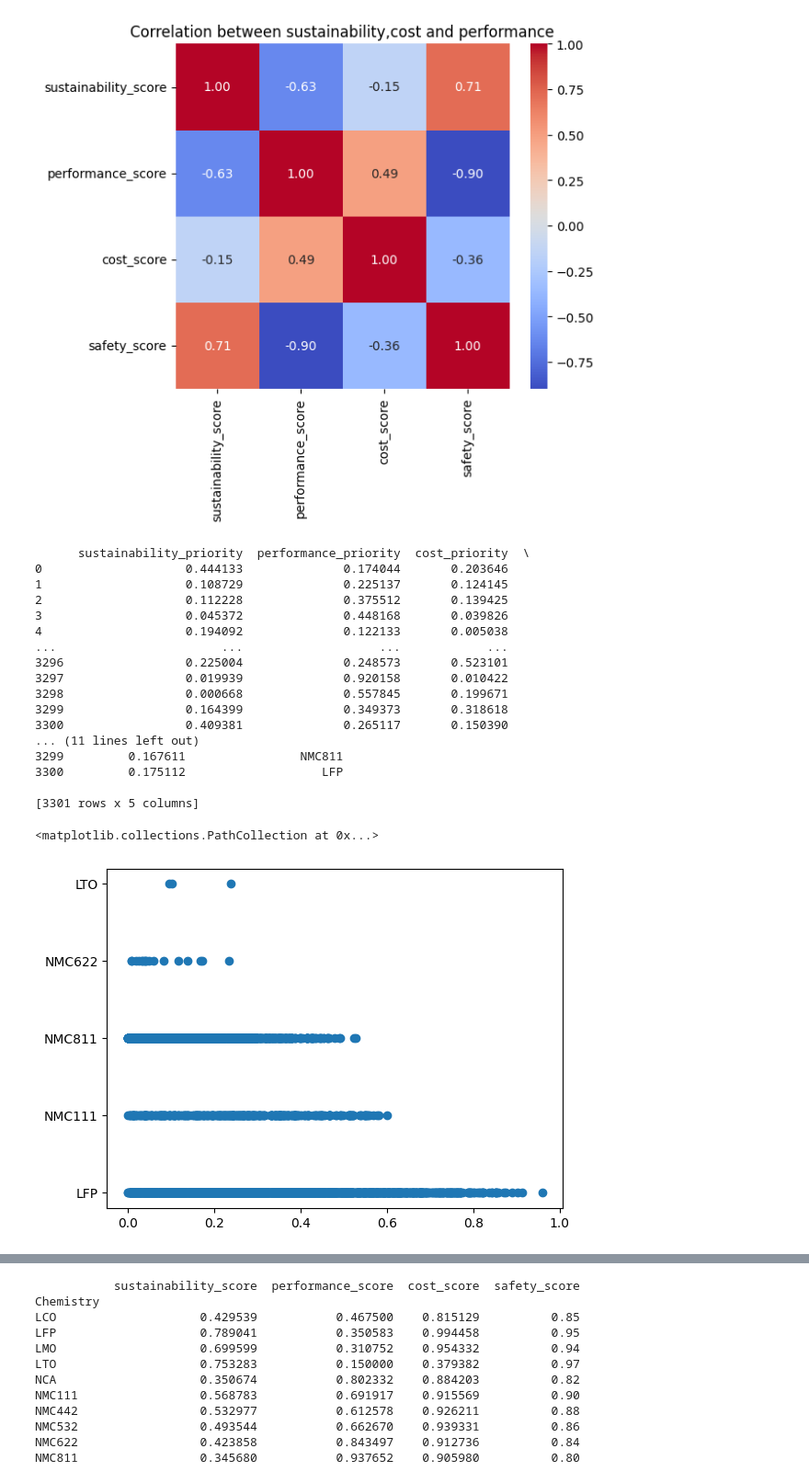
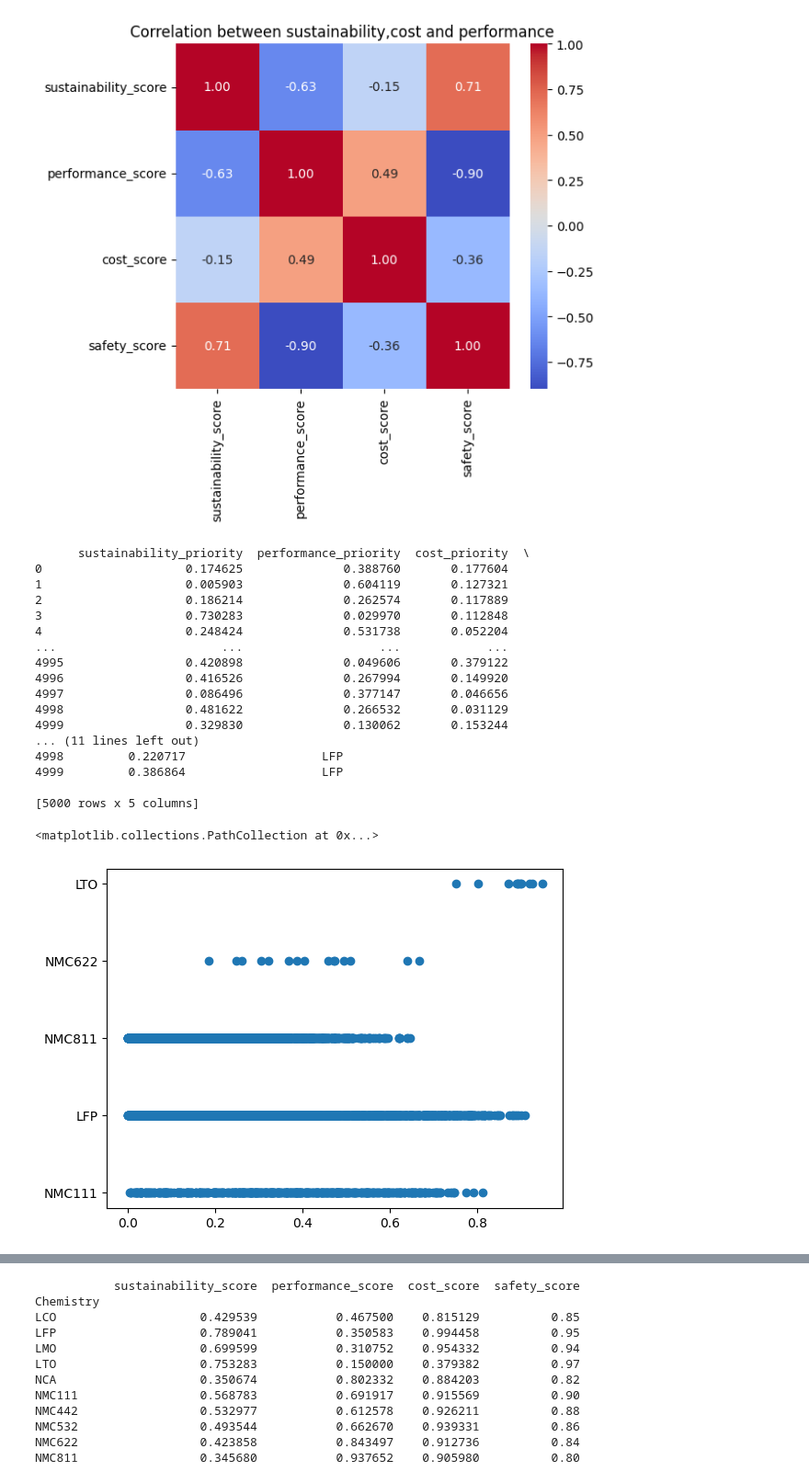
Before and after one commit to Sneha-code01/ML, a Jupyter notebook: batterypredict_1.ipynb, the cells around one changed output, grey strips where cells are left out. Shown at 92% size. Cells and saved outputs as stored; diff of their text form; code cells hidden in the pictures.

```diff
--- a/batterypredict_1.ipynb
+++ b/batterypredict_1.ipynb
@@ -8,8 +8,9 @@ from itertools import product
 
 chemistries = [
     'LFP','LTO','LMO','LCO','NCA',
-    'NMC111','NMC532','NMC622',
-    'NMC811','NMC442'
+    'NMC111','NMC442','NMC532','NMC622',
+    'NMC811',
+
 ]
 
 scenarios = [
@@ -617,7 +618,7 @@ import pandas as pd
 
 recommended = []
 
-for i in range(0,3301):
+for i in range(5000):
 
     weights = np.random.dirichlet(np.ones(4), size=1)[0]
 
@@ -641,7 +642,8 @@ for i in range(0,3301):
             wpref,
             wcost,
             wsafety,
-            best['Chemistry']
+            best['Chemistry'],
+
         ]
     )
 
@@ -659,27 +661,27 @@ ml_df = pd.DataFrame(
 print(ml_df)
 # %% [output]
       sustainability_priority  performance_priority  cost_priority  \
-0                    0.444133              0.174044       0.203646
-1                    0.108729              0.225137       0.124145
-2                    0.112228              0.375512       0.139425
-3                    0.045372              0.448168       0.039826
-4                    0.194092              0.122133       0.005038
+0                    0.174625              0.388760       0.177604
+1                    0.005903              0.604119       0.127321
+2                    0.186214              0.262574       0.117889
+3                    0.730283              0.029970       0.112848
+4                    0.248424              0.531738       0.052204
 ...                       ...                   ...            ...
-3296                 0.225004              0.248573       0.523101
-3297                 0.019939              0.920158       0.010422
-3298                 0.000668              0.557845       0.199671
-3299                 0.164399              0.349373       0.318618
-3300                 0.409381              0.265117       0.150390
+4995                 0.420898              0.049606       0.379122
+4996                 0.416526              0.267994       0.149920
+4997                 0.086496              0.377147       0.046656
+4998                 0.481622              0.266532       0.031129
+4999                 0.329830              0.130062       0.153244
 ... (11 lines left out)
-3299         0.167611                NMC811
-3300         0.175112                   LFP
+4998         0.220717                   LFP
+4999         0.386864                   LFP
 
-[3301 rows x 5 columns]
+[5000 rows x 5 columns]
 # %%
-plt.scatter(ml_df['sustainability_priority'],ml_df['Recommended_Chemistry'])
+plt.scatter(ml_df['safety_priority'],ml_df['Recommended_Chemistry'])
 # %% [output]
 <matplotlib.collections.PathCollection at 0x...>
-[figure, old version]
+[figure, new version]
 # %%
 print(ml_df['Recommended_Chemistry'].value_counts())
 # %% [output]
```
Also changed, not shown: parts of 22 cells of this notebook.
